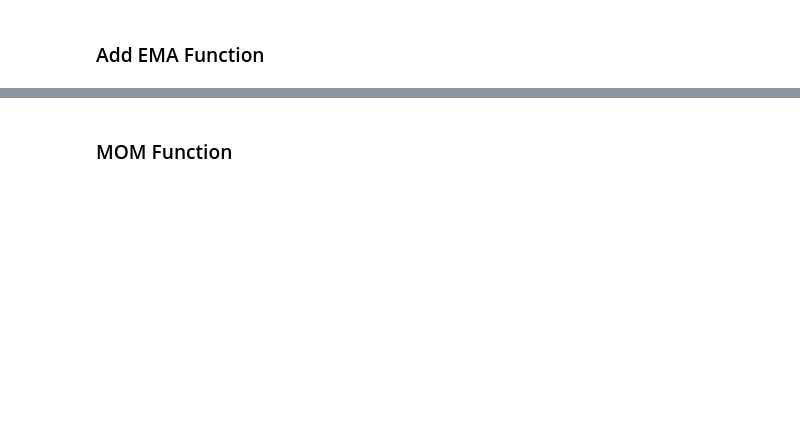
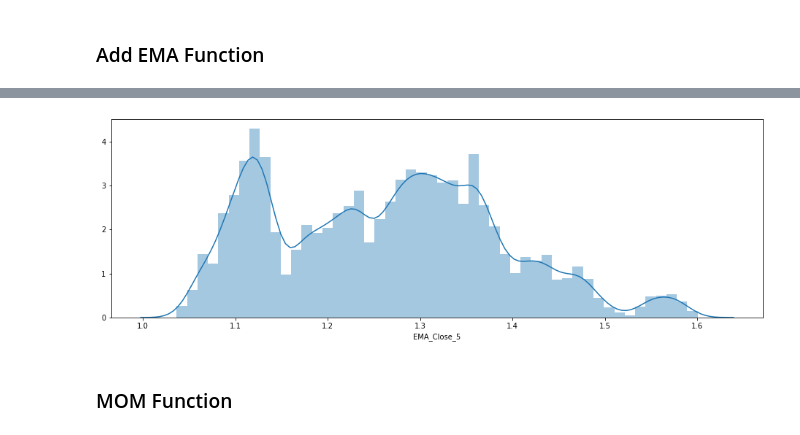
Before and after one commit to mawrer/forex_prediction, a Jupyter notebook: Jupyter Notebooks/IDI4/dataset_regression/Adding Features/EURUSD_1H_ADD_INDICATORS.ipynb, the cells around one changed output, grey strips where cells are left out. Saved outputs shown, nothing was run; the diff lists cells and outputs as text; code cells hidden in the pictures; blank space fills up the shorter version.

```diff
--- a/Jupyter Notebooks/IDI4/dataset_regression/Adding Features/EURUSD_1H_ADD_INDICATORS.ipynb
+++ b/Jupyter Notebooks/IDI4/dataset_regression/Adding Features/EURUSD_1H_ADD_INDICATORS.ipynb
@@ -84,3 +120,8 @@ DATASET_FULL
+# %%
+pyplot.figure(figsize=(16,5))
+sns.distplot(DATASET_FULL['EMA_Close_5']);
+# %% [output]
+[figure, added]
 # %% [markdown]
 ### MOM Function
 # %%
```
Also changed, not shown: parts of 50 cells of this notebook, 23 other files.
